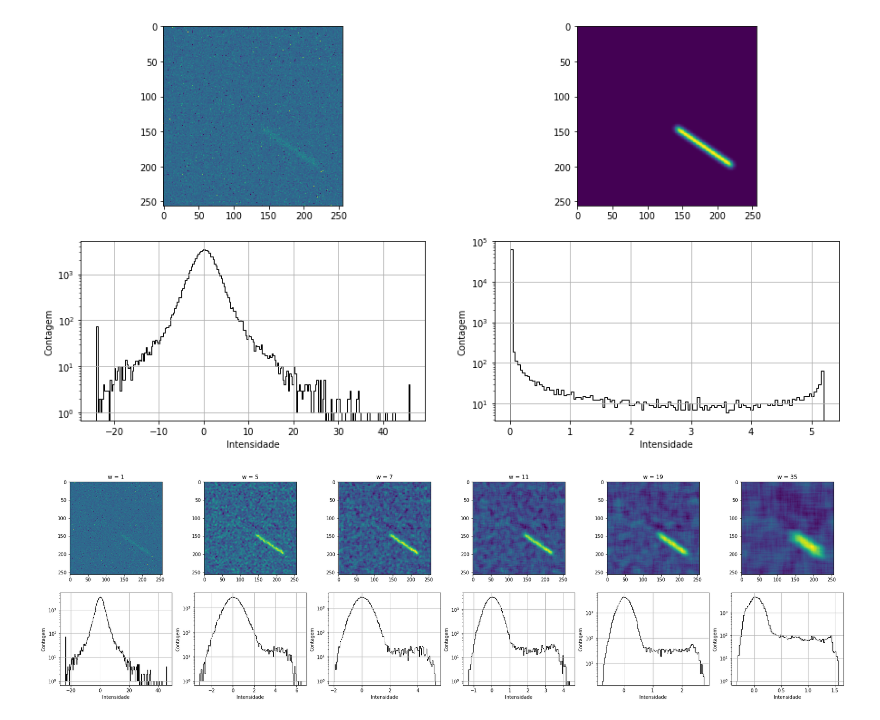
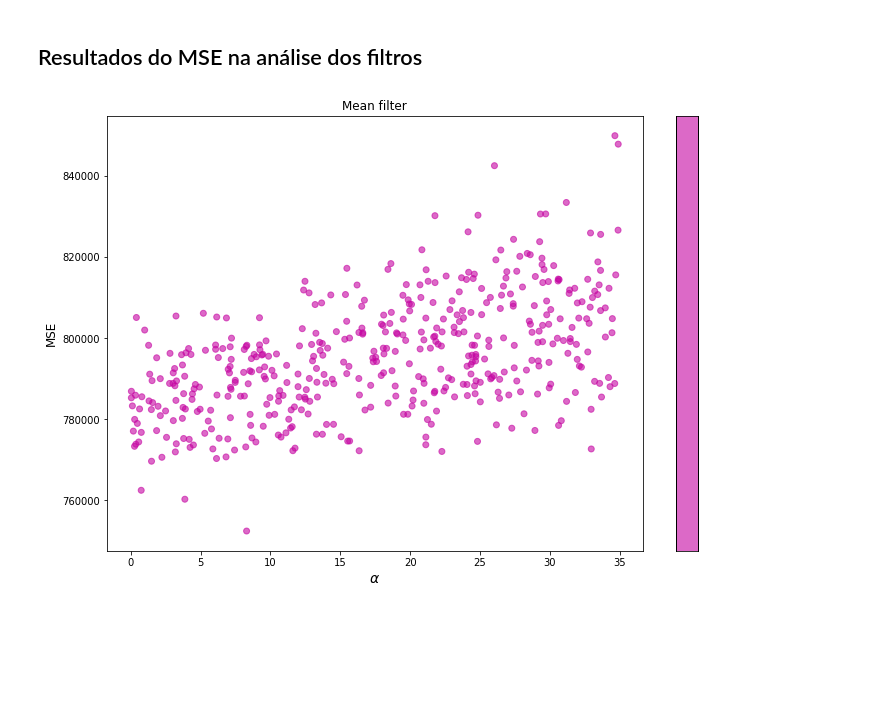
Before and after one commit to Gui1402/filtering_cygnus, a Jupyter notebook: notebooks/filters.ipynb, the cells around one changed output. Drawn from its saved outputs; the diff is of its cells as text; code cells hidden in the pictures; blank space fills up the shorter version.

```diff
--- a/notebooks/filters.ipynb
+++ b/notebooks/filters.ipynb
@@ -36,11 +38,10 @@ def linearFiltering(img,maskSize,filtType):
 def calcErro(imgTruth,imgFiltered,metric = 'PSNR'):
   mse  = ((imgTruth-imgFiltered)**2).sum(axis=0).sum(axis=0)
   if(metric == 'PSNR'):
-    psnr = 20*np.log10(135-99 + 10) - 10*np.log10(mse)
+    return 20*np.log10(135-99 + 10) - 10*np.log10(mse)
   else:
-    print('Invalid metric, returning mse')
-    psnr = 'NaN'
-  return psnr
+    #print('Invalid metric, returning mse')
+    return mse
 
 def matrix3Scale(image,flag):
   num = (image - image.min(axis=0).min(axis = 0))
@@ -152,39 +149,0 @@ erro
-# %%
-imNumber = 5
-fig,ax = plt.subplots(2,2,figsize = (15,8))
-ax = ax.ravel()
-ax[0].imshow(imNoPad[:,:,imNumber],cmap = 'viridis')
-#ax[1].imshow(imTeste,cmap = 'viridis',vmax = boundsup,vmin = boundinf)
-#axx,ayy,azz = ax[4].hist(imTeste.ravel(),bins = 'scott',histtype='step',color = 'black')
-#ax[4].set_xlim([boundinf,boundsup])
-ax[1].imshow(imTruth[:,:,imNumber],cmap = 'viridis')
-#ax[0].colorbar()
-axx,ayy,azz = ax[2].hist(imNoPad[:,:,imNumber].ravel(),bins = 'scott',histtype='step',color = 'black')
-axx,ayy,azz = ax[3].hist(imTruth[:,:,imNumber].ravel(),bins = 'scott',histtype='step',color = 'black')
-#ax[1].set_xlim([-100,100])
-#ax[1].set_ylim([0,30000])
-ax[2].grid()
-ax[3].grid()
-ax[2].set_xlabel('Intensidade')
-ax[3].set_xlabel('Intensidade')
-ax[2].set_ylabel('Contagem')
-ax[3].set_ylabel('Contagem')
-ax[2].set_yscale('log')
-ax[3].set_yscale('log')
-# %% [output]
-[figure, removed]
-# %%
-windows   = [1,5,7,11,19,35]
-fig,axes  = plt.subplots(2,len(windows),figsize = (30,8))
-axes      = axes.T
-for w,ax in zip(windows,axes):
-  imFilt = linearFiltering(imNoPad,w,'mean')[:,:,imNumber]
-  ax[0].imshow(imFilt,cmap = 'viridis')
-  ax[0].set_title('w = ' + str(w))
-  ax[1].hist(imFilt.ravel(),bins = 'scott',histtype='step',color = 'black')
-  ax[1].grid()
-  ax[1].set_yscale('log')
-  ax[1].set_xlabel('Intensidade')
-  ax[1].set_ylabel('Contagem')
-# %% [output]
-[figure, removed]
@@ -193,0 +150,30 @@ imT    = imTruth>alpha*(np.exp(-nSigma))
+# %% [markdown]
+## Resultados do MSE na análise dos filtros
+# %%
+import matplotlib
+fig = plt.figure(figsize=(12,8))
+## filtragem nos dados por janela aux armazena indices
+aux = result[np.where((result[:,2] < 33))]
+x      = aux[:,0]
+y      = aux[:,1]
+label  = aux[:,2]
+## selecionando cores para plot de forma randomica
+np.random.seed(10)
+colors = np.random.rand(len(np.unique(label)),3)
+## scatter plots pelas cores de cada classe (w)
+plt.scatter(x, y, c=label, alpha=0.6,cmap=matplotlib.colors.ListedColormap(colors))
+## ajustes do plot e barra de exibicao
+plt.xlabel(r'$\alpha$',fontsize = 14)
+plt.ylabel('MSE',fontsize = 12)
+plt.title('Mean filter')
+cb = plt.colorbar()
+loc = np.arange(0,max(label),max(label)/float(len(colors)))
+cb.set_ticks(loc+1.25)
+## criando labels na colorbar
+ticklabels = []
+for i in np.unique(label):
+    ticklabels.append('window = ' + str(i))
+
+cb.set_ticklabels(ticklabels)
+# %% [output]
+[figure, added]
```
Also changed, not shown: parts of 23 cells of this notebook, 4 other files.
